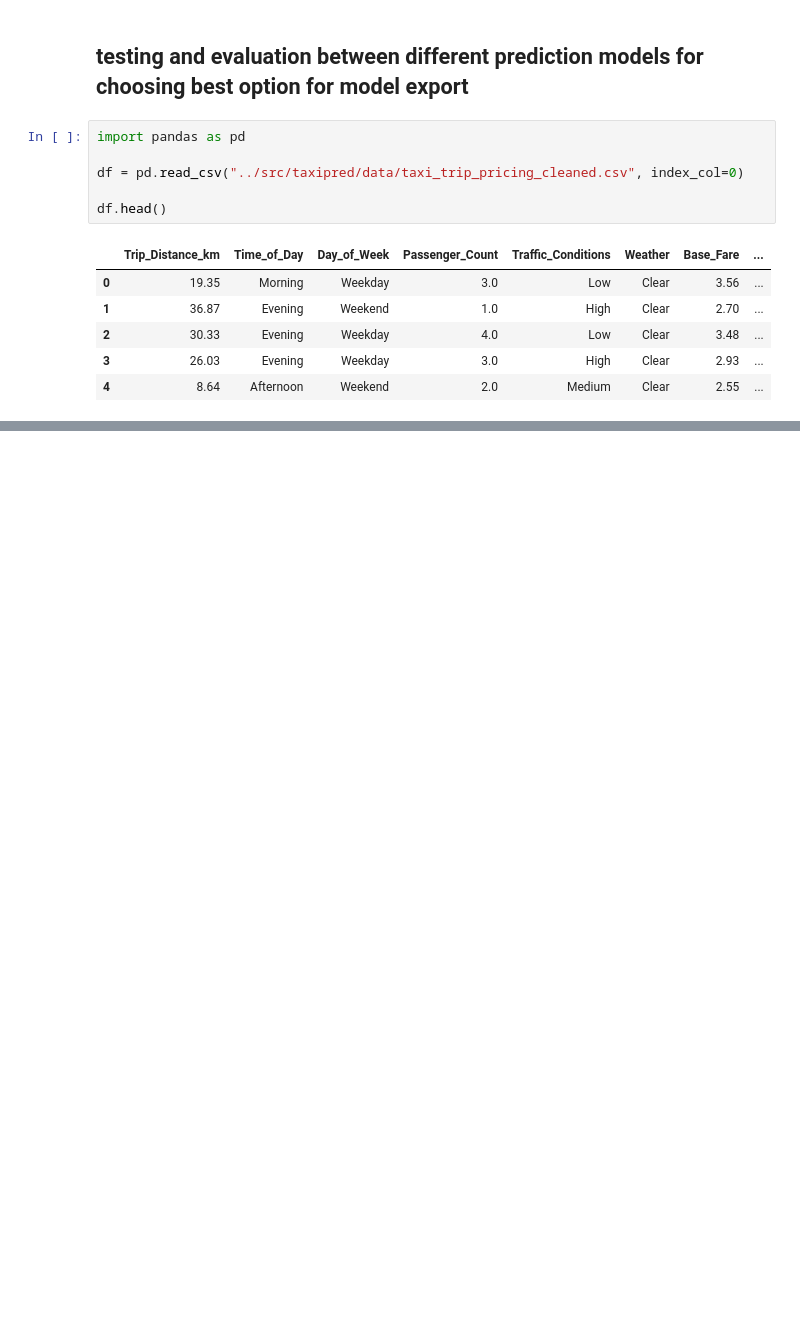
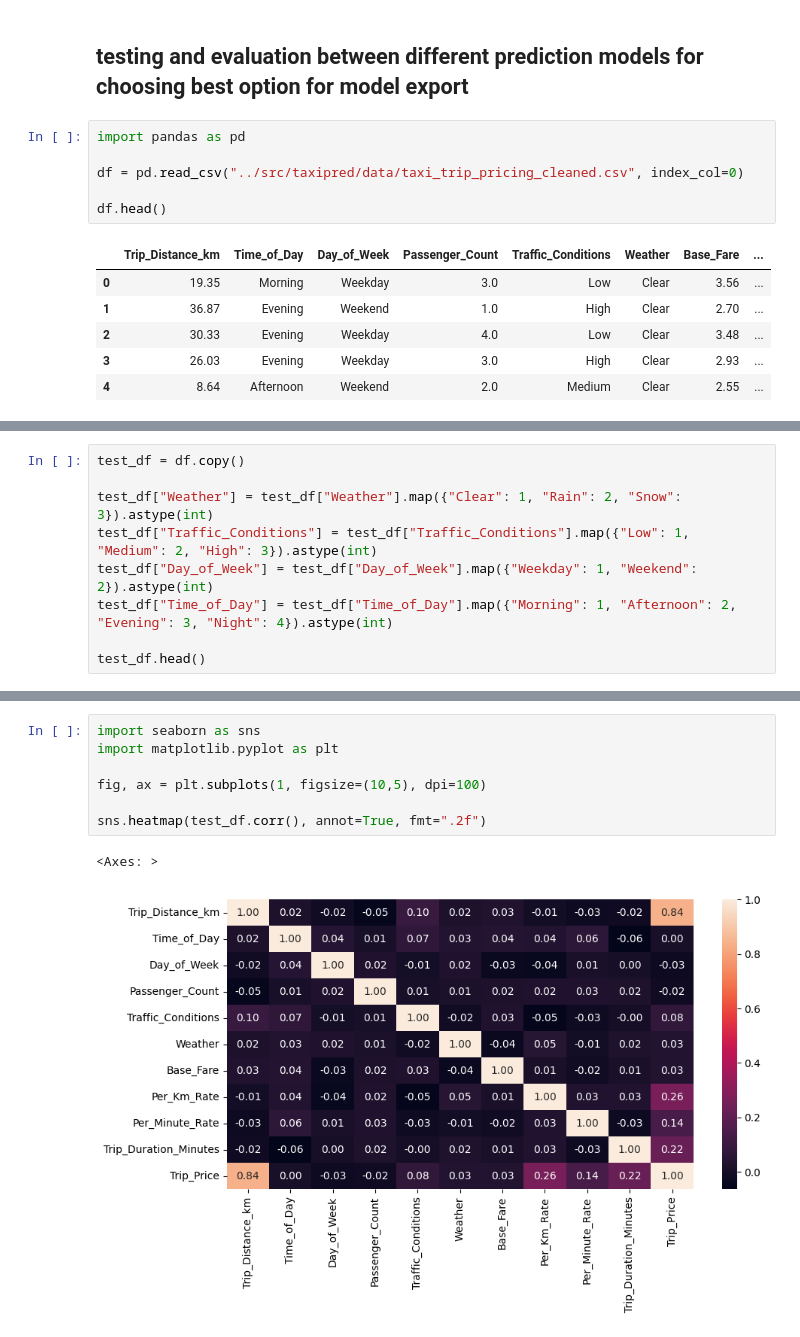
Before and after one commit to ponagr/taxi-prediction-fullstack-pontus, a Jupyter notebook: explorations/model_selection.ipynb, the cells around one changed output, grey strips where cells are left out. Saved outputs shown, nothing was run; the diff lists cells and outputs as text; blank space fills up the shorter version.

```diff
--- a/explorations/model_selection.ipynb
+++ b/explorations/model_selection.ipynb
@@ -15,0 +47,9 @@ df.head()
+# %%
+test_df = df.copy()
+
+test_df["Weather"] = test_df["Weather"].map({"Clear": 1, "Rain": 2, "Snow": 3}).astype(int)
+test_df["Traffic_Conditions"] = test_df["Traffic_Conditions"].map({"Low": 1, "Medium": 2, "High": 3}).astype(int)
+test_df["Day_of_Week"] = test_df["Day_of_Week"].map({"Weekday": 1, "Weekend": 2}).astype(int)
+test_df["Time_of_Day"] = test_df["Time_of_Day"].map({"Morning": 1, "Afternoon": 2, "Evening": 3, "Night": 4}).astype(int)
+
+test_df.head()
@@ -15,0 +63,10 @@ df.head()
+# %%
+import seaborn as sns
+import matplotlib.pyplot as plt
+
+fig, ax = plt.subplots(1, figsize=(10,5), dpi=100)
+
+sns.heatmap(test_df.corr(), annot=True, fmt=".2f")
+# %% [output]
+<Axes: >
+[figure, added]
```
Also changed, not shown: parts of 11 cells of this notebook, 1 other file.
